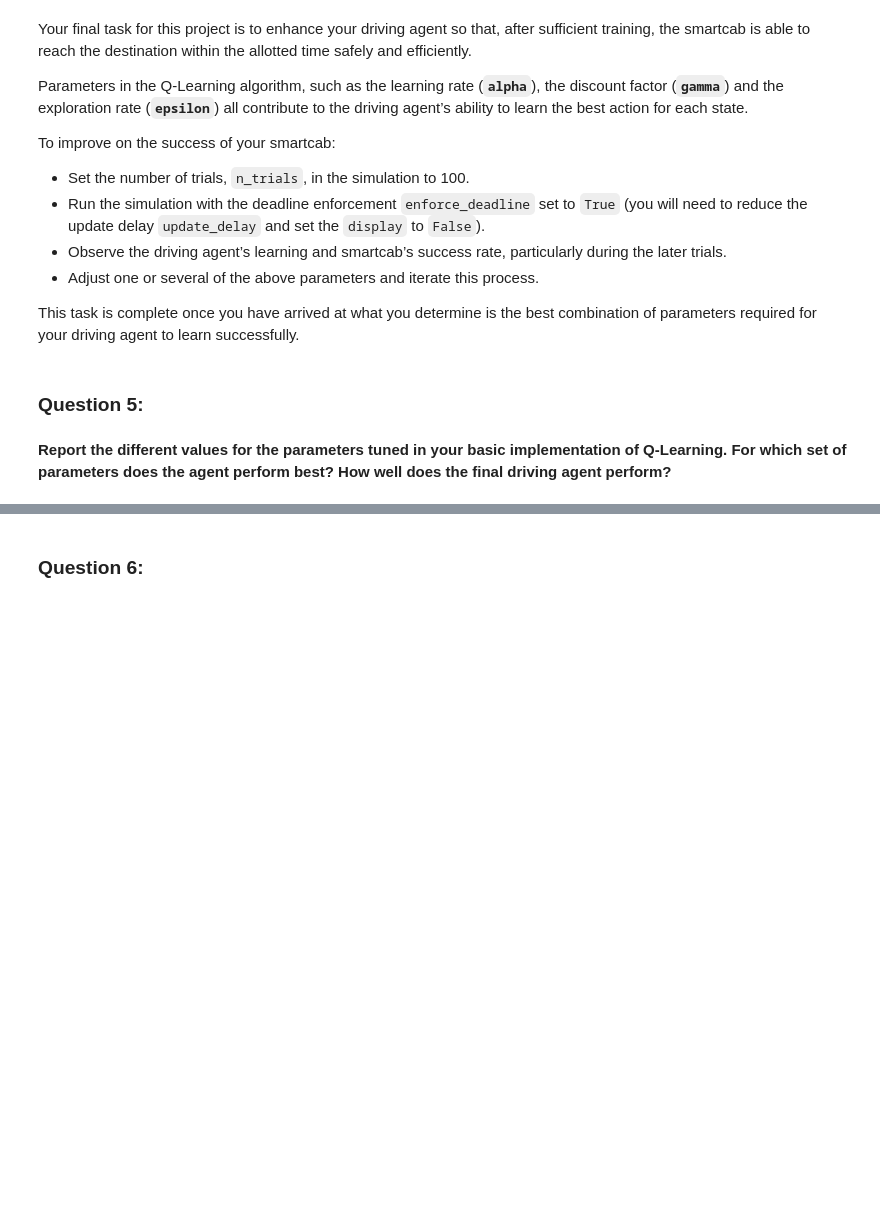
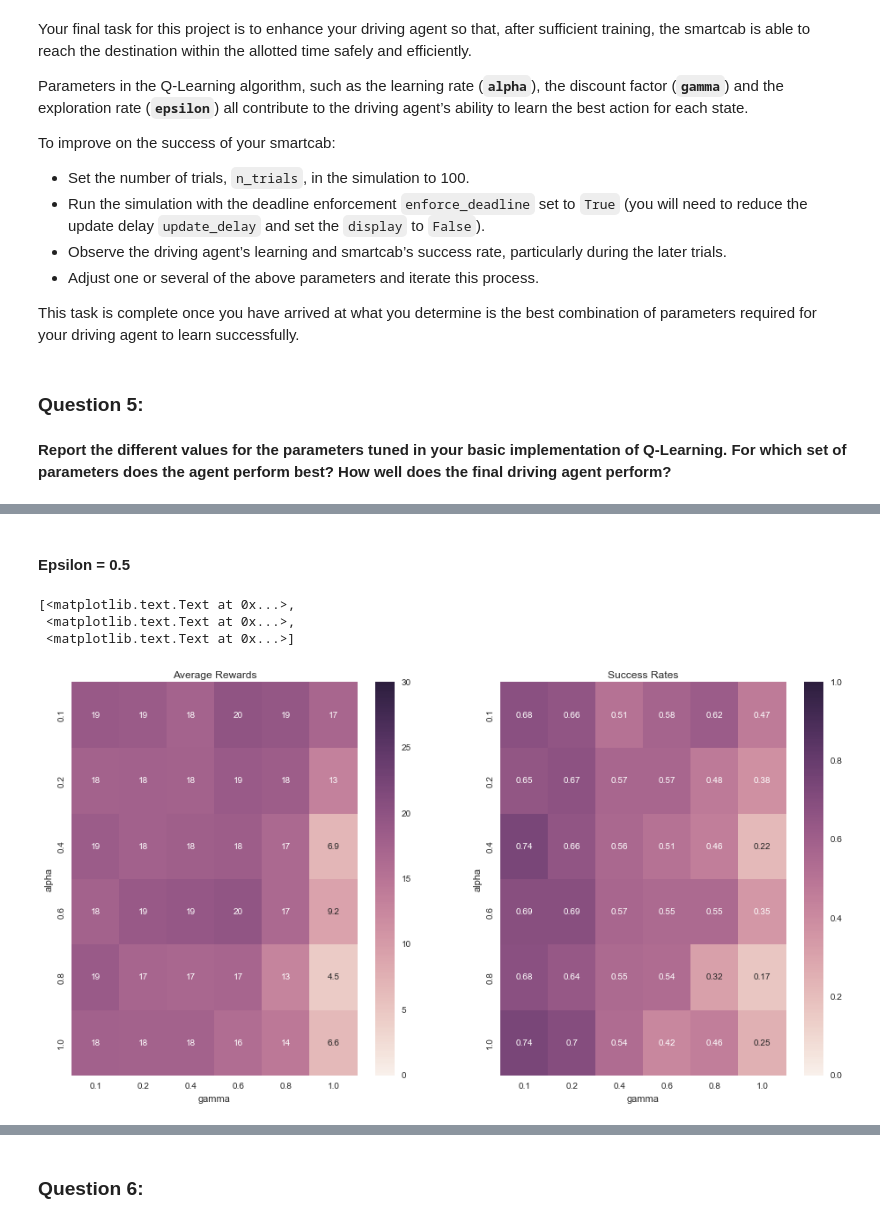
Before and after one commit to hichemaichour/UdacityMachineLearning, a Jupyter notebook: Project 4 - Smartcab/report.ipynb, the cells around one changed output, grey strips where cells are left out. Saved outputs shown, nothing was run; the diff lists cells and outputs as text; code cells hidden in the pictures; blank space fills up the shorter version.

```diff
--- a/Project 4 - Smartcab/report.ipynb
+++ b/Project 4 - Smartcab/report.ipynb
@@ -241,0 +226,40 @@ As we can see from the tables above. The optimal values for `alpha`, `gamma`, an
+# %% [markdown]
+#### Epsilon = 0.5
+# %%
+alpha_values = [0.1, 0.2, 0.4, 0.6, 0.8, 1.0]
+gamma_values = [0.1, 0.2, 0.4, 0.6, 0.8, 1.0]
+average_rewards = [[ 19.075,  18.735,  17.545,  19.91 ,  19.42 ,  17.01 ],
+                   [ 17.605,  17.725,  17.64 ,  18.865,  18.385,  13.28 ],
+                   [ 18.61 ,  17.77 ,  18.05 ,  18.485,  16.695,   6.865],
+                   [ 17.605,  18.975,  19.32 ,  19.695,  16.615,   9.21 ],
+                   [ 18.795,  17.15 ,  16.925,  17.22 ,  12.98 ,   4.515],
+                   [ 17.885,  17.69 ,  17.69 ,  16.03 ,  14.475,   6.605]]
+success_rates = [[ 0.68,  0.66,  0.51,  0.58,  0.62,  0.47],
+                 [ 0.65,  0.67,  0.57,  0.57,  0.48,  0.38],
+                 [ 0.74,  0.66,  0.56,  0.51,  0.46,  0.22],
+                 [ 0.69,  0.69,  0.57,  0.55,  0.55,  0.35],
+                 [ 0.68,  0.64,  0.55,  0.54,  0.32,  0.17],
+                 [ 0.74,  0.7 ,  0.54,  0.42,  0.46,  0.25]]
+
+%matplotlib inline
+
+import matplotlib.pyplot as plt
+fig,axn = plt.subplots(1, 2, figsize=(16,8))
+
+from seaborn import heatmap
+axn.flat[0] = heatmap(average_rewards,
+                      xticklabels=gamma_values, yticklabels=alpha_values,
+                      annot=True, ax=axn.flat[0],
+                      vmin=0, vmax=30)
+axn.flat[0].set(xlabel="gamma", ylabel="alpha", title="Average Rewards")
+
+axn.flat[1] = heatmap(success_rates,
+                      xticklabels=gamma_values, yticklabels=alpha_values,
+                      annot=True, ax=axn.flat[1],
+                      vmin=0, vmax=1)
+axn.flat[1].set(xlabel="gamma", ylabel="alpha", title="Success Rates")
+# %% [output]
+[<matplotlib.text.Text at 0x...>,
+ <matplotlib.text.Text at 0x...>,
+ <matplotlib.text.Text at 0x...>]
+[figure, added]
```
Also changed, not shown: parts of 16 cells of this notebook, 2 other files.
